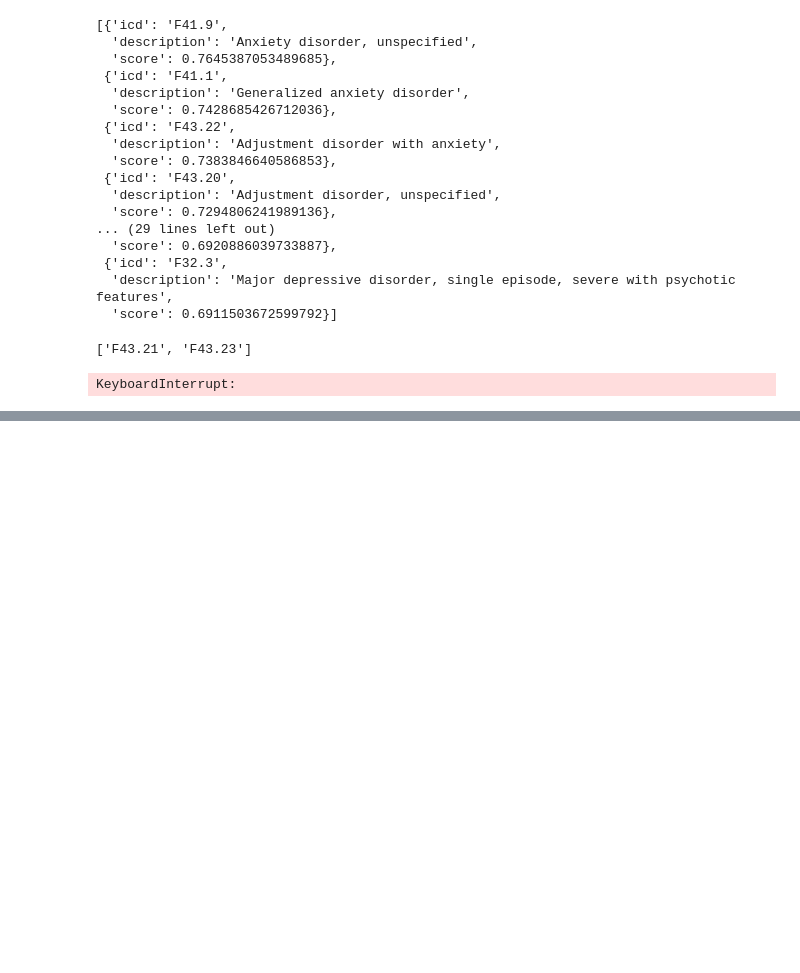
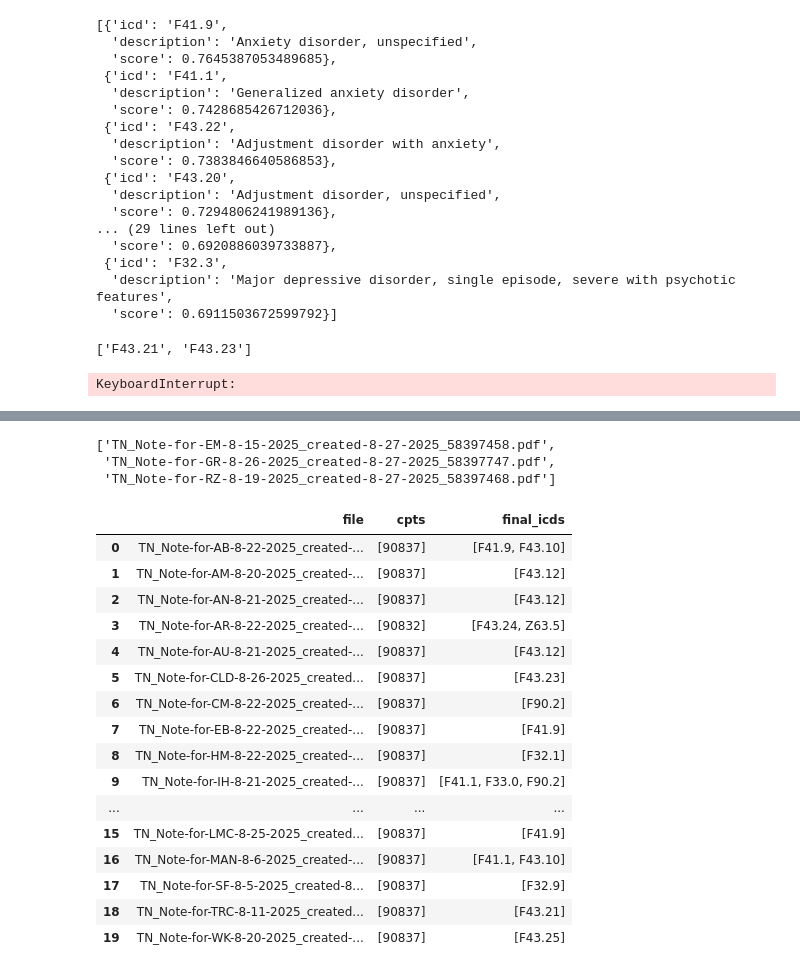
Before and after one commit to Im-Moazzam/MedCodeAI, a Jupyter notebook: CPT_to_ICD_mapping.ipynb, the cells around one changed output, grey strips where cells are left out. Drawn from its saved outputs; the diff is of its cells as text; code cells hidden in the pictures; blank space fills up the shorter version.

```diff
--- a/CPT_to_ICD_mapping.ipynb
+++ b/CPT_to_ICD_mapping.ipynb
@@ -226,7 +226,7 @@ def embed_texts(texts: List[str]) -> np.ndarray:
         convert_to_numpy=True,
         batch_size=32,
         normalize_embeddings=True,
-        show_progress_bar=True
+        show_progress_bar=False
     )
     return embs
 # %%
@@ -466,0 +491,13 @@ predictions_df
+# %%
+flagged_notes = []
+
+
+for file in tqdm(os.listdir("flag_red_notes_dir")):
+    if file.endswith(".pdf"):
+        with open(f"flag_red_notes_dir/{file}", "r") as f:
+            text_content = load_pdf(f"flag_red_notes_dir/{file}")
+            # cleaned_text = deidentify_and_strip(text_content)
+
+            result = check_note(text_content, file)
+            if result["status"] == "RED":
+                flagged_notes.append(result)
@@ -466,0 +516,41 @@ predictions_df
+# %%
+flagged_files = [n["filename"] for n in flagged_notes]
+flagged_files
+# %% [output]
+['TN_Note-for-EM-8-15-2025_created-8-27-2025_58397458.pdf',
+ 'TN_Note-for-GR-8-26-2025_created-8-27-2025_58397747.pdf',
+ 'TN_Note-for-RZ-8-19-2025_created-8-27-2025_58397468.pdf']
+# %%
+predictions = []
+
+folder_name = "flag_red_notes_dir"
+
+for file in tqdm(os.listdir(folder_name), desc="Processing SOAP Notes"):
+  if file.endswith(".pdf") and file not in flagged_files:
+    result = generate_coding_from_note(f"{folder_name}/{file}", cpt_icd_mapping_df)
+    predictions.append({
+        "file": file,
+        "cpts": result["cpts"],
+        "final_icds": result["final_icds"]
+    })
+# %%
+predictions_df = pd.DataFrame(predictions)
+predictions_df
+# %% [output]
+|  | file | cpts | final_icds |
+| 0 | TN_Note-for-AB-8-22-2025_created-... | [90837] | [F41.9, F43.10] |
+| 1 | TN_Note-for-AM-8-20-2025_created-... | [90837] | [F43.12] |
+| 2 | TN_Note-for-AN-8-21-2025_created-... | [90837] | [F43.12] |
+| 3 | TN_Note-for-AR-8-22-2025_created-... | [90832] | [F43.24, Z63.5] |
+| 4 | TN_Note-for-AU-8-21-2025_created-... | [90837] | [F43.12] |
+| 5 | TN_Note-for-CLD-8-26-2025_created... | [90837] | [F43.23] |
+| 6 | TN_Note-for-CM-8-22-2025_created-... | [90837] | [F90.2] |
+| 7 | TN_Note-for-EB-8-22-2025_created-... | [90837] | [F41.9] |
+| 8 | TN_Note-for-HM-8-22-2025_created-... | [90837] | [F32.1] |
+| 9 | TN_Note-for-IH-8-21-2025_created-... | [90837] | [F41.1, F33.0, F90.2] |
+| ... | ... | ... | ... |
+| 15 | TN_Note-for-LMC-8-25-2025_created... | [90837] | [F41.9] |
+| 16 | TN_Note-for-MAN-8-6-2025_created-... | [90837] | [F41.1, F43.10] |
+| 17 | TN_Note-for-SF-8-5-2025_created-8... | [90837] | [F32.9] |
+| 18 | TN_Note-for-TRC-8-11-2025_created... | [90837] | [F43.21] |
+| 19 | TN_Note-for-WK-8-20-2025_created-... | [90837] | [F43.25] |
```
Also changed, not shown: parts of 4 cells of this notebook, 1 other file.
